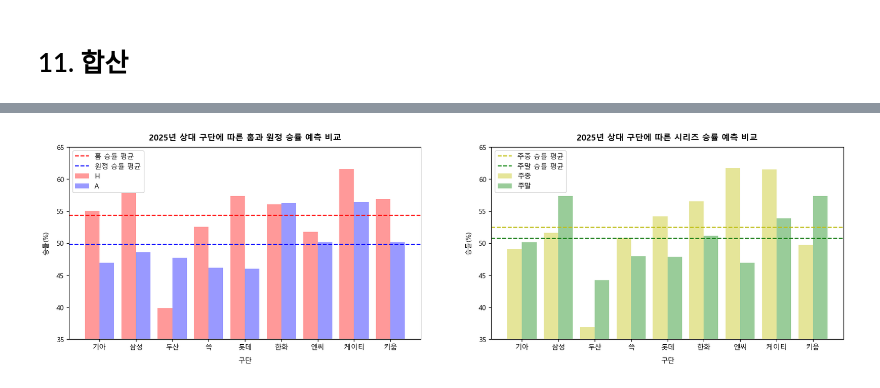
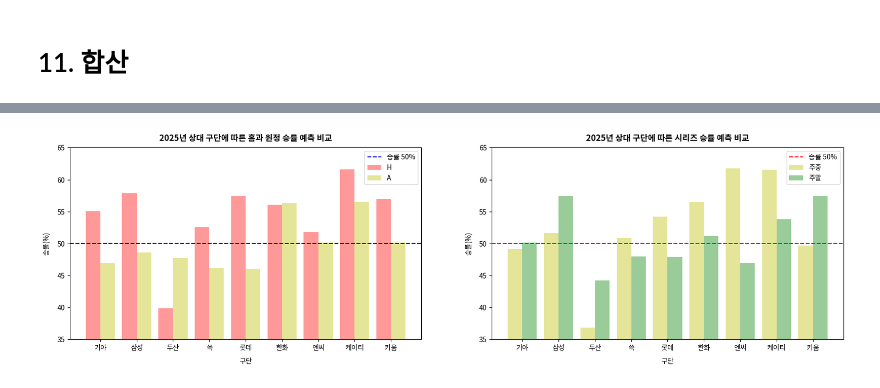
Before and after one commit to IAMKIMEUNSEO/predict2025_kbo_lgtwins_winning_rate, a Jupyter notebook: lgtwins.ipynb, the cells around one changed output, grey strips where cells are left out. Cells and saved outputs as stored; diff of their text form; code cells hidden in the pictures.

```diff
--- a/lgtwins.ipynb
+++ b/lgtwins.ipynb
@@ -3731,6 +3730,8 @@ data = {
 columns = ['기아', '삼성', '두산', '쓱', '롯데', '한화', '엔씨', '케이티' ,'키움']
 index = ['H', 'A']
 
-df_team_HW_winning_rate = pd.DataFrame(data, columns=columns, index=index).T
-df_team_HW_winning_rate
+df_team_HA_winning_rate = pd.DataFrame(data, columns=columns, index=index).T
+df_team_HA_winning_rate['차이'] = df_team_HA_winning_rate['H'] - df_team_HA_winning_rate['A']
+
+df_team_HA_winning_rate
 # %% [output]
@@ -3761,5 +3824,7 @@ columns = ['기아', '삼성', '두산', '쓱', '롯데', '한화', '엔씨', '
 index = ['주중', '주말']
 
 df_team_week_winning_rate = pd.DataFrame(data, columns=columns, index=index).T
+df_team_week_winning_rate['차이'] = df_team_week_winning_rate['주중'] - df_team_week_winning_rate['주말']
+
 df_team_week_winning_rate
 # %% [output]
@@ -3777,47 +3957,49 @@ df_team_week_winning_rate
 fig, axs = plt.subplots(1, 2, figsize=(20, 5))
 
 w = 0.4
-idx = df_team_HW_winning_rate.index
+idx = df_team_HA_winning_rate.index
 x = np.arange(len(idx))
 
 #첫 번째 그래프: 2025년 구단별 홈과 원정 승률 예측 비교
-axs[0].bar(x-w/2, df_team_HW_winning_rate['H'], width=w, label='H', color='r', alpha=0.4)
-axs[0].bar(x+w/2, df_team_HW_winning_rate['A'], width=w, label='A', color='b', alpha=0.4)
+axs[0].bar(x-w/2, df_team_HA_winning_rate['H'], width=w, label='H', color='r', alpha=0.4)
+axs[0].bar(x+w/2, df_team_HA_winning_rate['A'], width=w, label='A', color='y', alpha=0.4)
 axs[0].set_title("2025년 상대 구단에 따른 홈과 원정 승률 예측 비교", pad=10, weight='bold')
 axs[0].set_xticks(x)
 axs[0].set_xticklabels(idx)
 axs[0].set_xlabel("구단", labelpad=10)
 axs[0].set_ylabel("승률(%)", labelpad=10)
 axs[0].set_ylim(35, 65)
 axs[0].set_yticks(np.arange(35, 70, 5))
 
 #H, W 평균 직선 추가
-meanH = df_team_HW_winning_rate.mean().values[0].round(2)   #H 평균
-meanA = df_team_HW_winning_rate.mean().values[1].round(2)   #A 평균
-axs[0].axhline(y=meanH, color='r', linestyle='--', linewidth=1.5, label='홈 승률 평균')
-axs[0].axhline(y=meanA, color='b', linestyle='--', linewidth=1.5, label='원정 승률 평균')
+meanH = df_team_HA_winning_rate.mean().values[0].round(2)   #H 평균
+meanA = df_team_HA_winning_rate.mean().values[1].round(2)   #A 평균
+#axs[0].axhline(y=meanH, color='r', linestyle='--', linewidth=1.5, label='홈 승률 평균')
+#axs[0].axhline(y=meanA, color='b', linestyle='--', linewidth=1.5, label='원정 승률 평균')
+axs[0].axhline(y=50, color='b', linestyle='--', linewidth=1.5, label='승률 50%') #승차0
 
 axs[0].legend()
 
 #두 번째 그래프: 2025년 구단별 홈과 원정 승률 예측 비교
 axs[1].bar(x-w/2, df_team_week_winning_rate['주중'], width=w, label='주중', color='y', alpha=0.4)
 axs[1].bar(x+w/2, df_team_week_winning_rate['주말'], width=w, label='주말', color='g', alpha=0.4)
 axs[1].set_title("2025년 상대 구단에 따른 시리즈 승률 예측 비교", pad=10, weight='bold')
 axs[1].set_xticks(x)
 axs[1].set_xticklabels(idx)
 axs[1].set_xlabel("구단", labelpad=10)
 axs[1].set_ylabel("승률(%)", labelpad=10)
 axs[1].set_ylim(35, 65)
 axs[1].set_yticks(np.arange(35, 70, 5))
 
 #H, W 평균 직선 추가
 meenWeekdays = df_team_week_winning_rate.mean().values[0].round(2)    #H 평균
 meanWeekends = df_team_week_winning_rate.mean().values[1].round(2)    #A 평균
-axs[1].axhline(y=meenWeekdays, color='y', linestyle='--', linewidth=1.5, label='주중 승률 평균')
-axs[1].axhline(y=meanWeekends, color='g', linestyle='--', linewidth=1.5, label='주말 승률 평균')
+#axs[1].axhline(y=meenWeekdays, color='y', linestyle='--', linewidth=1.5, label='주중 승률 평균')
+#axs[1].axhline(y=meanWeekends, color='g', linestyle='--', linewidth=1.5, label='주말 승률 평균')
+axs[1].axhline(y=50, color='r', linestyle='--', linewidth=1.5, label='승률 50%') #승차0
 
 axs[1].legend()
 
 plt.show()
 # %% [output]
-[figure, old version]
+[figure, new version]
```
Also changed, not shown: parts of 19 cells of this notebook.
